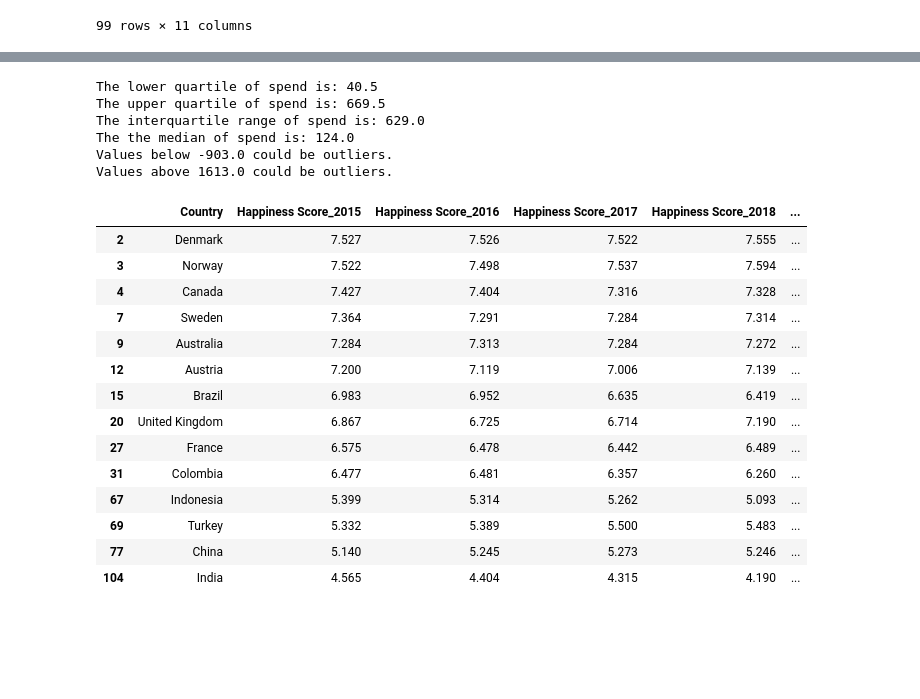
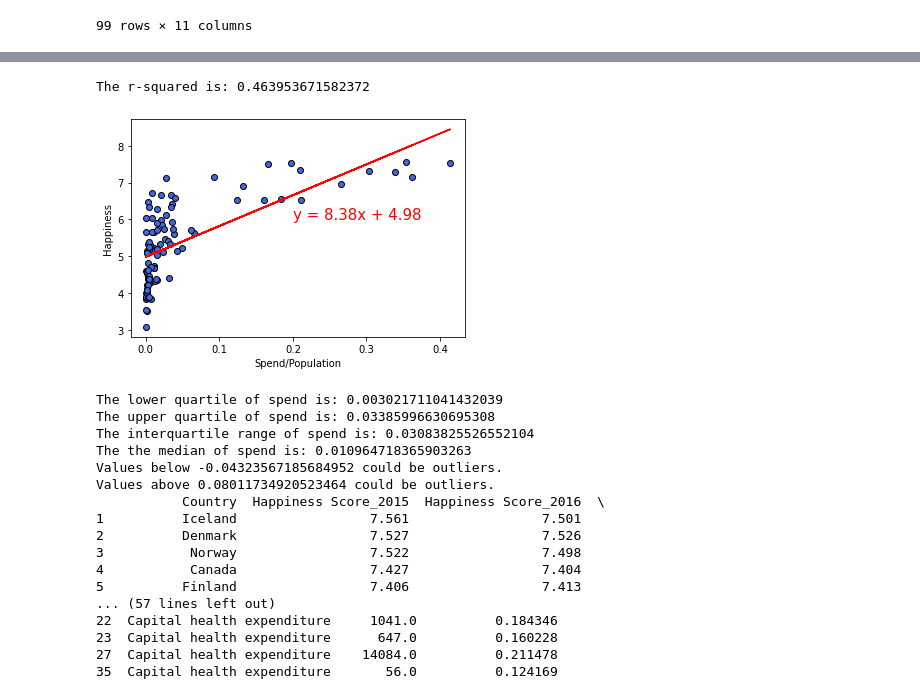
Before and after one commit to reginesgit/Factors-Contributing-to-a-Countrys-Happiness, a Jupyter notebook: Healthcare/healthmergehappy.ipynb, the cells around one changed output, grey strips where cells are left out. Cells and saved outputs as stored; diff of their text form; code cells hidden in the pictures; blank space fills up the shorter version.

```diff
--- a/Healthcare/healthmergehappy.ipynb
+++ b/Healthcare/healthmergehappy.ipynb
@@ -153,6 +172,24 @@ happy_health_df
+# %%
+#perform analysis on spend/pop vs happiness
+x_values = happy_health_df['Spend/Population']
+y_values = happy_health_df['Avg Happiness']
+(slope, intercept, rvalue, pvalue, stderr) = linregress(x_values, y_values)
+regress_values = x_values * slope + intercept
+line_eq = "y = " + str(round(slope,2)) + "x + " + str(round(intercept,2))
+plt.scatter(x_values,y_values, color = "royalblue", edgecolor = "black")
+plt.plot(x_values,regress_values,"r-")
+plt.annotate(line_eq,(.2, 6),fontsize=15,color="red")
+plt.xlabel('Spend/Population')
+plt.ylabel('Happiness')
+print(f"The r-squared is: {rvalue**2}")
+plt.show()
+# %% [output]
+The r-squared is: 0.463953671582372
+[figure, added]
 # %%
 #determine outliers
-quartiles = happy_health_df['Avg Spend'].quantile([.25,.5,.75])
+spend_data = happy_health_df['Spend/Population']
+quartiles = spend_data.quantile([.25,.5,.75])
 lowerq = quartiles[0.25]
 upperq = quartiles[0.75]
 iqr = upperq-lowerq
@@ -167,27 +204,23 @@ upper_bound = upperq + (1.5*iqr)
 print(f"Values below {lower_bound} could be outliers.")
 print(f"Values above {upper_bound} could be outliers.")
 
-outlier_spend = happy_health_df.loc[(happy_health_df['Avg Spend'] < lower_bound) | (happy_health_df['Avg Spend'] > upper_bound)]
-outlier_spend
+outlier_spend = happy_health_df.loc[(spend_data < lower_bound) | (spend_data > upper_bound)]
+print(outlier_spend)
 # %% [output]
-The lower quartile of spend is: 40.5
-The upper quartile of spend is: 669.5
-The interquartile range of spend is: 629.0
-The the median of spend is: 124.0
-Values below -903.0 could be outliers.
-Values above 1613.0 could be outliers.
+The lower quartile of spend is: 0.003021711041432039
+The upper quartile of spend is: 0.03385996630695308
+The interquartile range of spend is: 0.03083825526552104
+The the median of spend is: 0.010964718365903263
+Values below -0.04323567185684952 could be outliers.
+Values above 0.08011734920523464 could be outliers.
+           Country  Happiness Score_2015  Happiness Score_2016  \
+1          Iceland                 7.561                 7.501
+2          Denmark                 7.527                 7.526
+3           Norway                 7.522                 7.498
+4           Canada                 7.427                 7.404
+5          Finland                 7.406                 7.413
+... (57 lines left out)
+22  Capital health expenditure     1041.0          0.184346
+23  Capital health expenditure      647.0          0.160228
+27  Capital health expenditure    14084.0          0.211478
+35  Capital health expenditure       56.0          0.124169
-|  | Country | Happiness Score_2015 | Happiness Score_2016 | Happiness Score_2017 | Happiness Score_2018 | ... |
-| 2 | Denmark | 7.527 | 7.526 | 7.522 | 7.555 | ... |
-| 3 | Norway | 7.522 | 7.498 | 7.537 | 7.594 | ... |
-| 4 | Canada | 7.427 | 7.404 | 7.316 | 7.328 | ... |
-| 7 | Sweden | 7.364 | 7.291 | 7.284 | 7.314 | ... |
-| 9 | Australia | 7.284 | 7.313 | 7.284 | 7.272 | ... |
-| 12 | Austria | 7.200 | 7.119 | 7.006 | 7.139 | ... |
-| 15 | Brazil | 6.983 | 6.952 | 6.635 | 6.419 | ... |
-| 20 | United Kingdom | 6.867 | 6.725 | 6.714 | 7.190 | ... |
-| 27 | France | 6.575 | 6.478 | 6.442 | 6.489 | ... |
-| 31 | Colombia | 6.477 | 6.481 | 6.357 | 6.260 | ... |
-| 67 | Indonesia | 5.399 | 5.314 | 5.262 | 5.093 | ... |
-| 69 | Turkey | 5.332 | 5.389 | 5.500 | 5.483 | ... |
-| 77 | China | 5.140 | 5.245 | 5.273 | 5.246 | ... |
-| 104 | India | 4.565 | 4.404 | 4.315 | 4.190 | ... |
```
Also changed, not shown: parts of 6 cells of this notebook.
